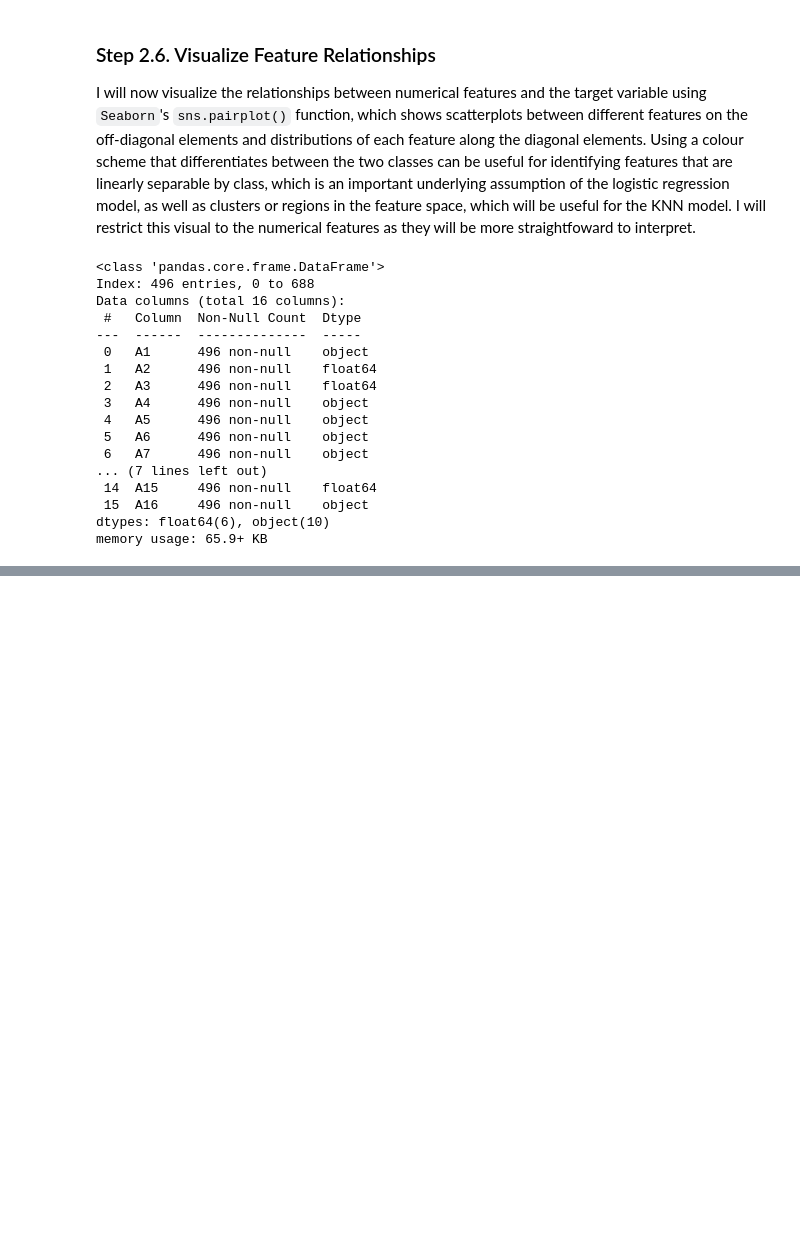
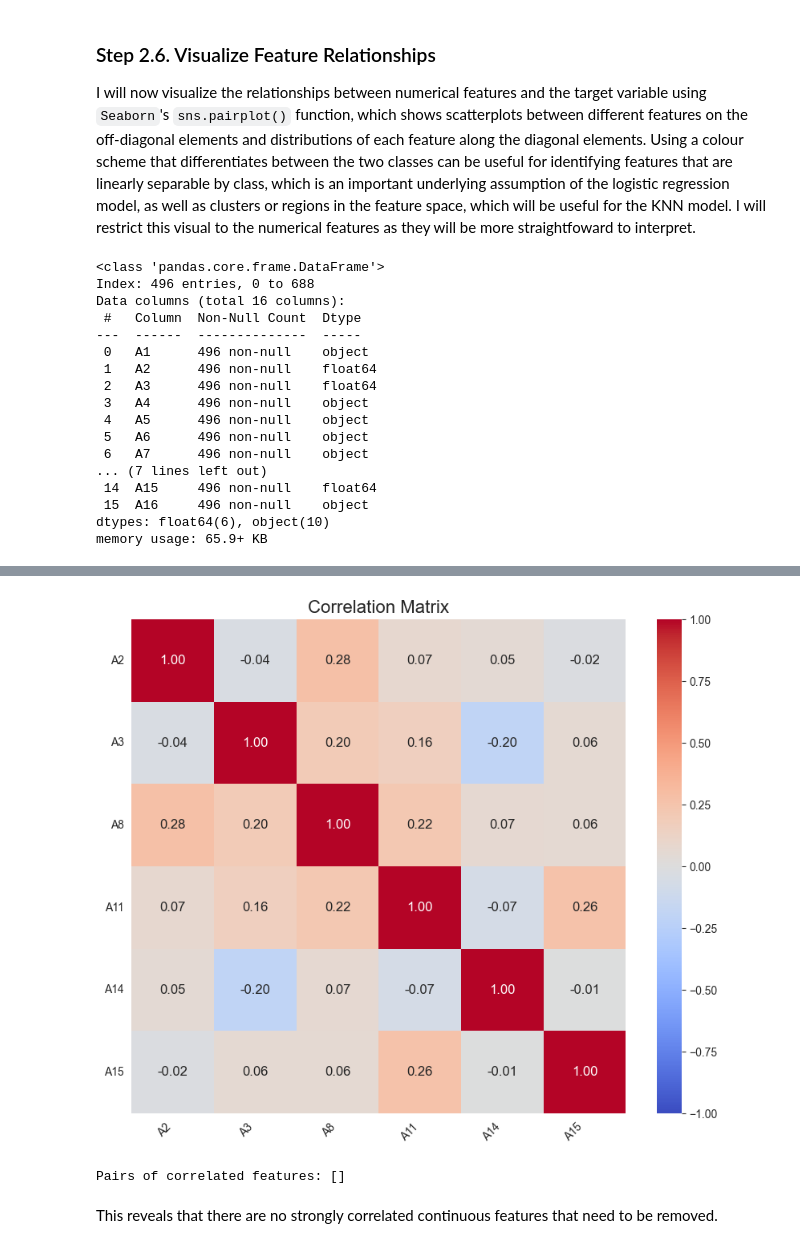
Before and after one commit to astrosica/data-science-portfolio, a Jupyter notebook: Machine Learning/Applied Projects/Credit Card Application Prediction/Credit Card Approval.ipynb, the cells around one changed output, grey strips where cells are left out. Cells and saved outputs as stored; diff of their text form; code cells hidden in the pictures; blank space fills up the shorter version.

```diff
--- a/Machine Learning/Applied Projects/Credit Card Application Prediction/Credit Card Approval.ipynb
+++ b/Machine Learning/Applied Projects/Credit Card Application Prediction/Credit Card Approval.ipynb
@@ -437,10 +422,0 @@ I'll take a safer bet and assume that they are nominal, for which I'll one-hot e
-# %%
-# create dummy variables for categorical features and convert to integer datatype
-df_dummies = pd.get_dummies(df[categorical_features],drop_first=True).astype(int)
-encoded_categorical_features = df_dummies.columns.to_list()
-
-# drop original categorical features from dataframe as they're now redundant
-df = df.drop(columns=categorical_features)
-
-# concatenate original dataframe with that containing the dummy variables
-df = pd.concat([df, df_dummies], axis=1)
@@ -539,10 +422,0 @@ Visualize the standardized data using histograms.
-# %%
-for i in np.arange(X_train_scaled.shape[1]):
-    column = X.columns[i]
-    fig = plt.figure()
-    plt.hist(X_train_scaled[:,i])
-    plt.xlabel(column)
-    plt.ylabel('N')
-    plt.show()
-    plt.clf()
-    plt.close()
@@ -781,0 +435,30 @@ As we can see from comparing the three models below, the optimized random forest
+# %%
+# compute correlation matrix
+corr_matrix = df.select_dtypes(include=['float64']).corr()
+
+# plot correlation matrix
+plt.figure(figsize=(10, 8))
+sns.heatmap(corr_matrix,annot=True,fmt=".2f",annot_kws={"size": 12},cmap="coolwarm",vmin=-1,vmax=1,square=True)
+plt.xticks(rotation=45, ha='right')
+plt.yticks(rotation=0)
+plt.title("Correlation Matrix", fontsize=16)
+plt.show()
+
+corr_feature_pairs = []
+# iterate through indices of upper-right triangle
+# of correlation matrix
+for i in range(len(corr_matrix.columns)):
+    for j in range(i+1,len(corr_matrix.columns)):
+        r = corr_matrix.iloc[i, j]
+        # correlated pairs if |r|>0.8
+        if abs(r) > 0.8:
+            col1 = corr_matrix.columns[i]
+            col2 = corr_matrix.columns[j]
+            corr_feature_pairs.append((col1,col2,r))
+
+print("Pairs of correlated features:", corr_feature_pairs)
+# %% [output]
+[figure, added]
+Pairs of correlated features: []
+# %% [markdown]
+This reveals that there are no strongly correlated continuous features that need to be removed.
```
Also changed, not shown: parts of 157 cells of this notebook, 4 other files.
